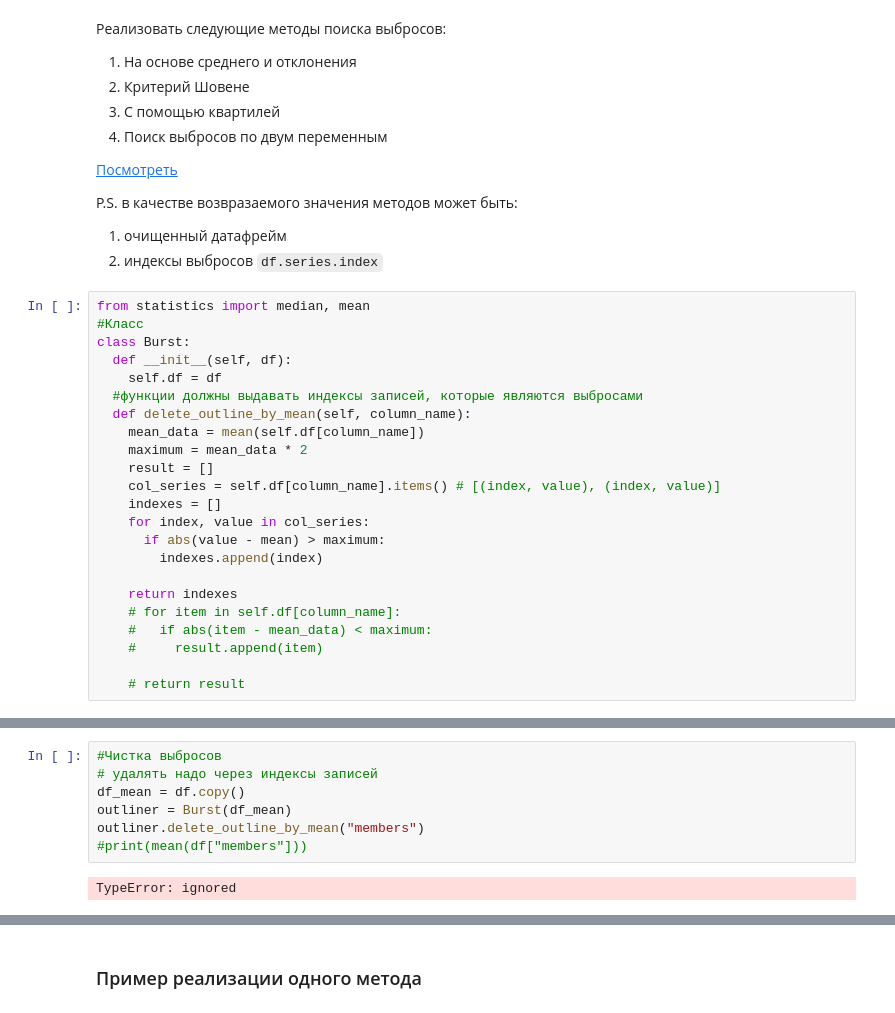
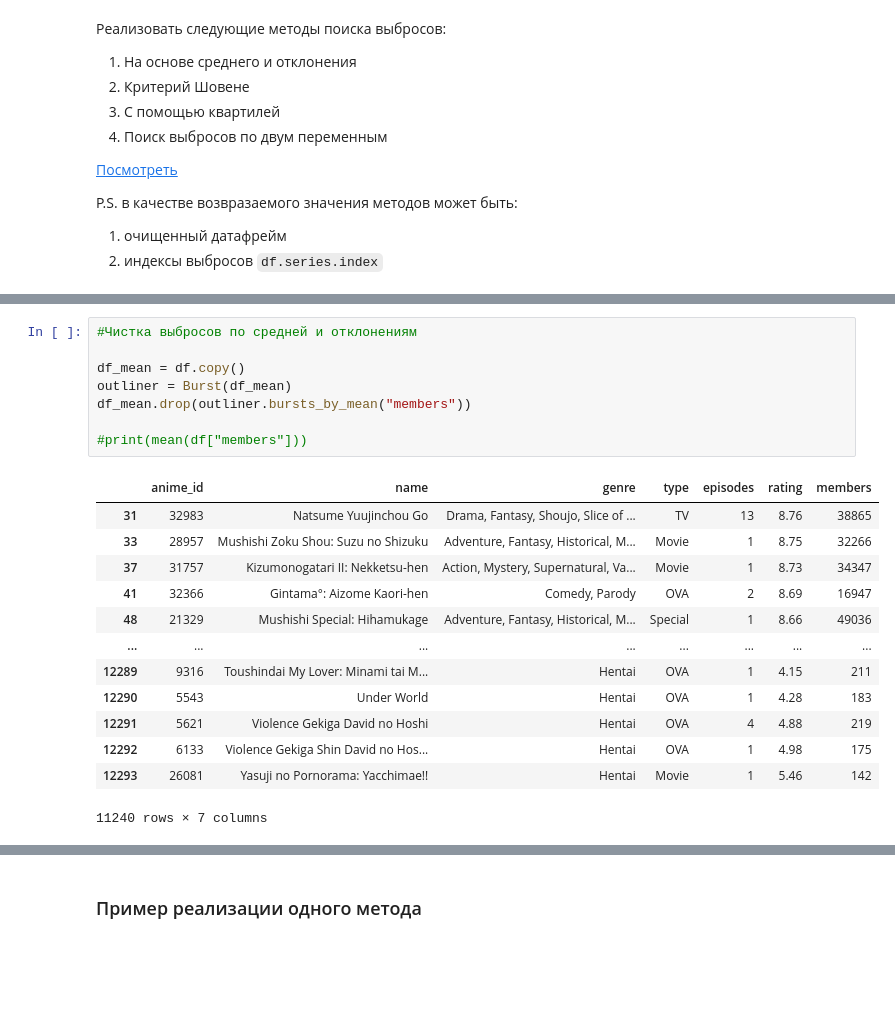
Before and after one commit to TheGodseeker/ML_PR, a Jupyter notebook: Задание_2.ipynb, the cells around one changed output, grey strips where cells are left out. Cells and saved outputs as stored; diff of their text form; blank space fills up the shorter version.

````diff
--- a/Задание_2.ipynb
+++ b/Задание_2.ipynb
@@ -239,26 +239,3 @@ sns.heatmap(corr_matrix, annot=True)
 P.S. в качестве возвразаемого значения методов может быть:
 1. очищенный датафрейм
 2. индексы выбросов ```df.series.index```
-# %%
-from statistics import median, mean
-#Класс
-class Burst:
-  def __init__(self, df):
-    self.df = df
-  #функции должны выдавать индексы записей, которые являются выбросами
-  def delete_outline_by_mean(self, column_name):
-    mean_data = mean(self.df[column_name])
-    maximum = mean_data * 2
-    result = []
-    col_series = self.df[column_name].items() # [(index, value), (index, value)]
-    indexes = []
-    for index, value in col_series:
-      if abs(value - mean) > maximum:
-        indexes.append(index)
-
-    return indexes
-    # for item in self.df[column_name]:
-    #   if abs(item - mean_data) < maximum:
-    #     result.append(item)
-
-    # return result
@@ -265,9 +313,22 @@ class Burst:
 # %%
-#Чистка выбросов
-# удалять надо через индексы записей
+#Чистка выбросов по средней и отклонениям
+
 df_mean = df.copy()
 outliner = Burst(df_mean)
-outliner.delete_outline_by_mean("members")
+df_mean.drop(outliner.bursts_by_mean("members"))
+
 #print(mean(df["members"]))
 # %% [output]
+|  | anime_id | name | genre | type | episodes | rating | members |
+| 31 | 32983 | Natsume Yuujinchou Go | Drama, Fantasy, Shoujo, Slice of ... | TV | 13 | 8.76 | 38865 |
+| 33 | 28957 | Mushishi Zoku Shou: Suzu no Shizuku | Adventure, Fantasy, Historical, M... | Movie | 1 | 8.75 | 32266 |
+| 37 | 31757 | Kizumonogatari II: Nekketsu-hen | Action, Mystery, Supernatural, Va... | Movie | 1 | 8.73 | 34347 |
+| 41 | 32366 | Gintama°: Aizome Kaori-hen | Comedy, Parody | OVA | 2 | 8.69 | 16947 |
+| 48 | 21329 | Mushishi Special: Hihamukage | Adventure, Fantasy, Historical, M... | Special | 1 | 8.66 | 49036 |
+| ... | ... | ... | ... | ... | ... | ... | ... |
+| 12289 | 9316 | Toushindai My Lover: Minami tai M... | Hentai | OVA | 1 | 4.15 | 211 |
+| 12290 | 5543 | Under World | Hentai | OVA | 1 | 4.28 | 183 |
+| 12291 | 5621 | Violence Gekiga David no Hoshi | Hentai | OVA | 4 | 4.88 | 219 |
+| 12292 | 6133 | Violence Gekiga Shin David no Hos... | Hentai | OVA | 1 | 4.98 | 175 |
+| 12293 | 26081 | Yasuji no Pornorama: Yacchimae!! | Hentai | Movie | 1 | 5.46 | 142 |
-TypeError: ignored
+11240 rows × 7 columns
````
Also changed, not shown: parts of 4 cells of this notebook.
